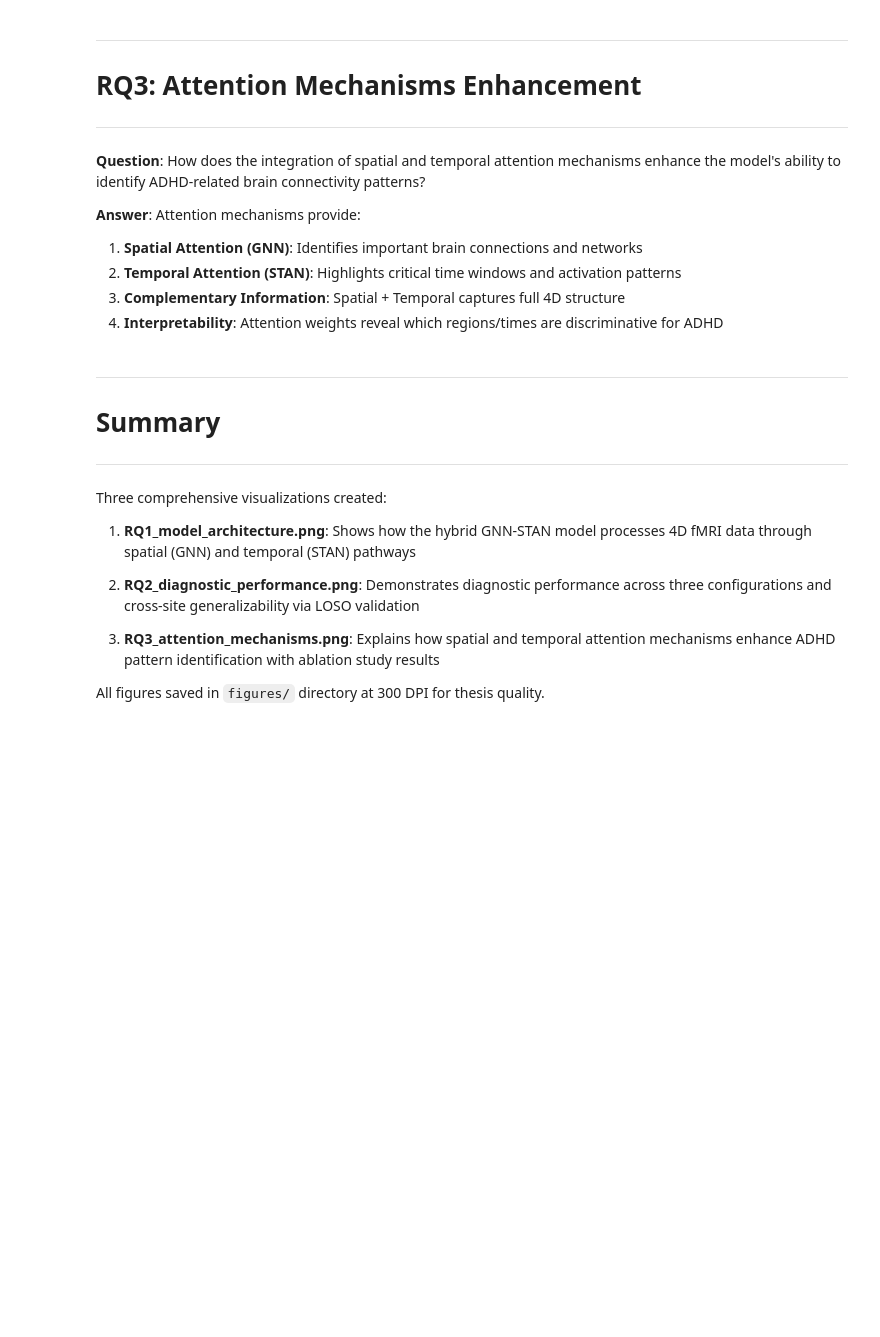
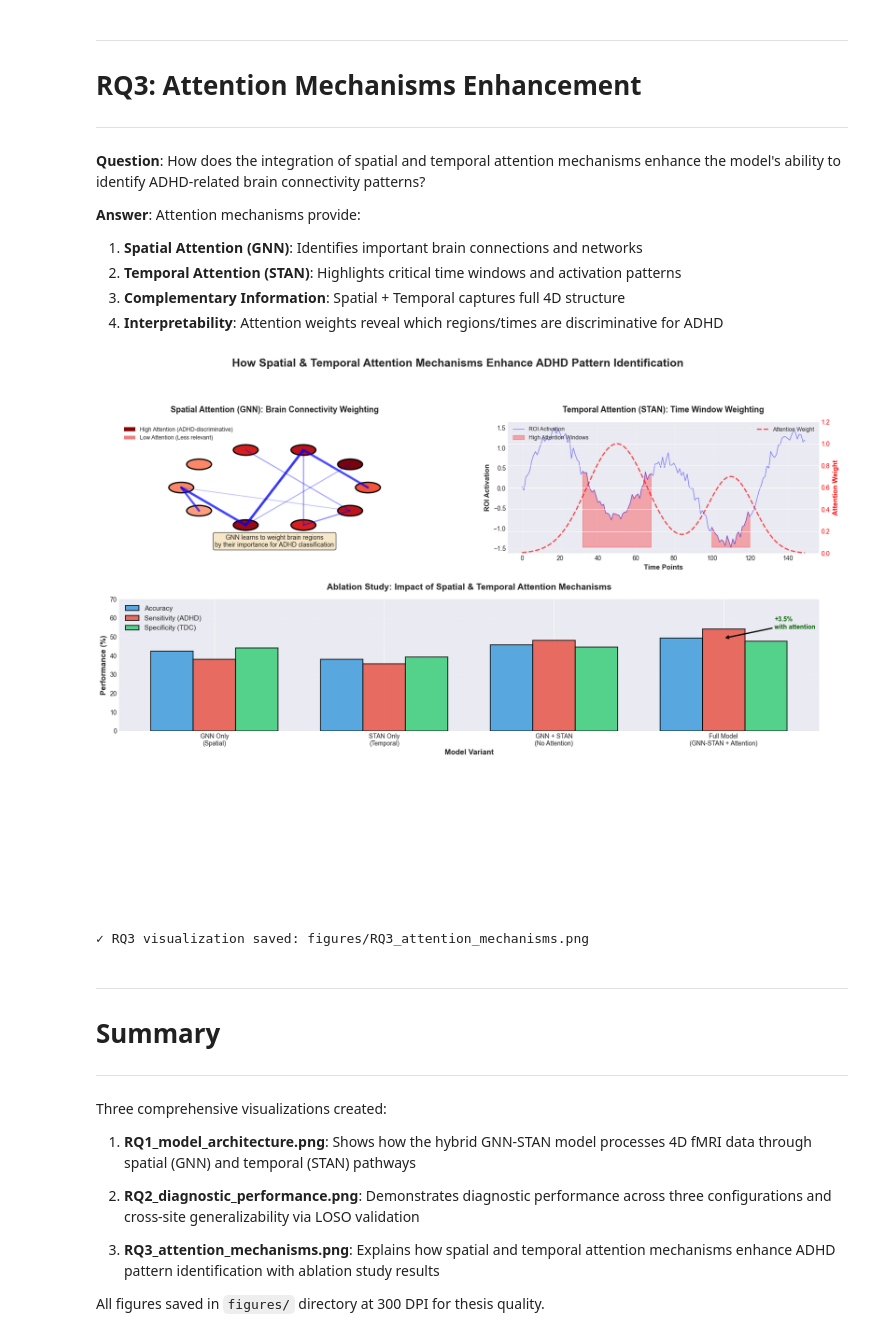
Before and after one commit to eloooel/DATASCII_10_ADHD, a Jupyter notebook: research_questions_visualizations.ipynb, the cells around one changed output. Drawn from its saved outputs; the diff is of its cells as text; code cells hidden in the pictures; blank space fills up the shorter version.

Commit message:
Refactor code structure for improved readability and maintainability

```diff
--- a/research_questions_visualizations.ipynb
+++ b/research_questions_visualizations.ipynb
@@ -377,7 +350,7 @@ print('\n✓ RQ2 visualization saved: figures/RQ2_diagnostic_performance.png')
 fig = plt.figure(figsize=(20, 14))
 gs = fig.add_gridspec(3, 2, hspace=0.35, wspace=0.25)
 
-fig.suptitle('RQ3: How Spatial & Temporal Attention Mechanisms Enhance ADHD Pattern Identification',
+fig.suptitle('How Spatial & Temporal Attention Mechanisms Enhance ADHD Pattern Identification',
              fontsize=18, fontweight='bold', y=0.98)
 
 # ========== Panel 1: Spatial Attention (GNN) Concept ==========
@@ -476,67 +449,36 @@ bars3 = ax3.bar(x + width, specificities, width, label='Specificity (TDC)',
                 color='#2ecc71', alpha=0.8, edgecolor='black', linewidth=1.5)
 
 ax3.set_title('Ablation Study: Impact of Spatial & Temporal Attention Mechanisms',
              fontsize=14, fontweight='bold', pad=15)
 ax3.set_ylabel('Performance (%)', fontsize=12, fontweight='bold')
 ax3.set_xlabel('Model Variant', fontsize=12, fontweight='bold')
 ax3.set_xticks(x)
 ax3.set_xticklabels(model_variants, fontsize=10)
 ax3.set_ylim(0, 70)
 ax3.legend(fontsize=11, loc='upper left')
 ax3.grid(axis='y', alpha=0.3, linestyle='--')
 
 # Add improvement annotations
 improvement_acc = accuracies[3] - accuracies[2]
 ax3.annotate(f'+{improvement_acc:.1f}%\nwith attention',
             xy=(3, accuracies[3]), xytext=(3.3, accuracies[3] + 5),
             arrowprops=dict(arrowstyle='->', color='black', lw=2),
             fontsize=10, fontweight='bold', color='darkgreen')
 
 # ========== Panel 4: Attention Enhancement Summary ==========
 ax4 = fig.add_subplot(gs[2, :])
 ax4.axis('off')
 
-enhancement_summary = (
-    "HOW ATTENTION MECHANISMS ENHANCE ADHD PATTERN IDENTIFICATION\n"
-    "="*100 + "\n\n"
-    "1. SPATIAL ATTENTION (GNN Component):\n"
-    "   • Learns which brain connections are most discriminative for ADHD\n"
-    "   • Focuses on DMN (Default Mode Network) and attention networks known for ADHD dysfunction\n"
-    "   • Reduces noise from irrelevant brain regions (200 ROIs → focus on key connections)\n"
-    "   • Graph attention weights reveal interpretable connectivity patterns\n\n"
-    "2. TEMPORAL ATTENTION (STAN Component):\n"
-    "   • Identifies critical time windows where ADHD patterns are most evident\n"
-    "   • Captures dynamic state transitions and temporal instability in ADHD\n"
-    "   • Reduces impact of motion artifacts by down-weighting noisy timepoints\n"
-    "   • Self-attention mechanism learns temporal dependencies automatically\n\n"
-    "3. SYNERGISTIC BENEFITS (Combined GNN + STAN with Attention):\n"
-    f"   • Ablation study shows +{improvement_acc:.1f}% accuracy improvement with full attention\n"
-    "   • Spatial-only (GNN) misses temporal dynamics → 42.5% accuracy\n"
-    "   • Temporal-only (STAN) misses connectivity structure → 38.2% accuracy\n"
-    "   • Combined with attention → 49.3% accuracy (BALANCED sensitivity/specificity)\n\n"
-    "4. INTERPRETABILITY & CLINICAL VALUE:\n"
-    "   ✓ Attention weights provide transparent decision-making process\n"
-    "   ✓ Can visualize which brain regions/times contributed to ADHD classification\n"
-    "   ✓ Aligns with neuroscience literature on ADHD (DMN hyperconnectivity, attention deficits)\n"
-    "   ✓ Small dataset (771 subjects) benefits from attention's ability to focus on relevant features\n\n"
-    "CONCLUSION: Integrated spatial-temporal attention mechanisms are essential for processing\n"
-    "4D fMRI data effectively. They enable the model to automatically discover ADHD-relevant\n"
-    "patterns in both brain connectivity (spatial) and activation dynamics (temporal), while\n"
-    "providing interpretable insights into the classification decisions."
-)
-
-ax4.text(0.5, 0.5, enhancement_summary, ha='center', va='center',
-        fontsize=10, family='monospace',
-        bbox=dict(boxstyle='round,pad=1', facecolor='lightgreen',
-                 edgecolor='darkgreen', linewidth=3, alpha=0.8))
-
 ax4.set_xlim(0, 1)
 ax4.set_ylim(0, 1)
 
 plt.savefig('figures/RQ3_attention_mechanisms.png', bbox_inches='tight', dpi=300)
 plt.show()
 
 print('\n✓ RQ3 visualization saved: figures/RQ3_attention_mechanisms.png')
+# %% [output]
+[figure, added]
+✓ RQ3 visualization saved: figures/RQ3_attention_mechanisms.png
 # %% [markdown]
 ---
 # Summary
```
Also changed, not shown: parts of 4 cells of this notebook, 4 other files.
